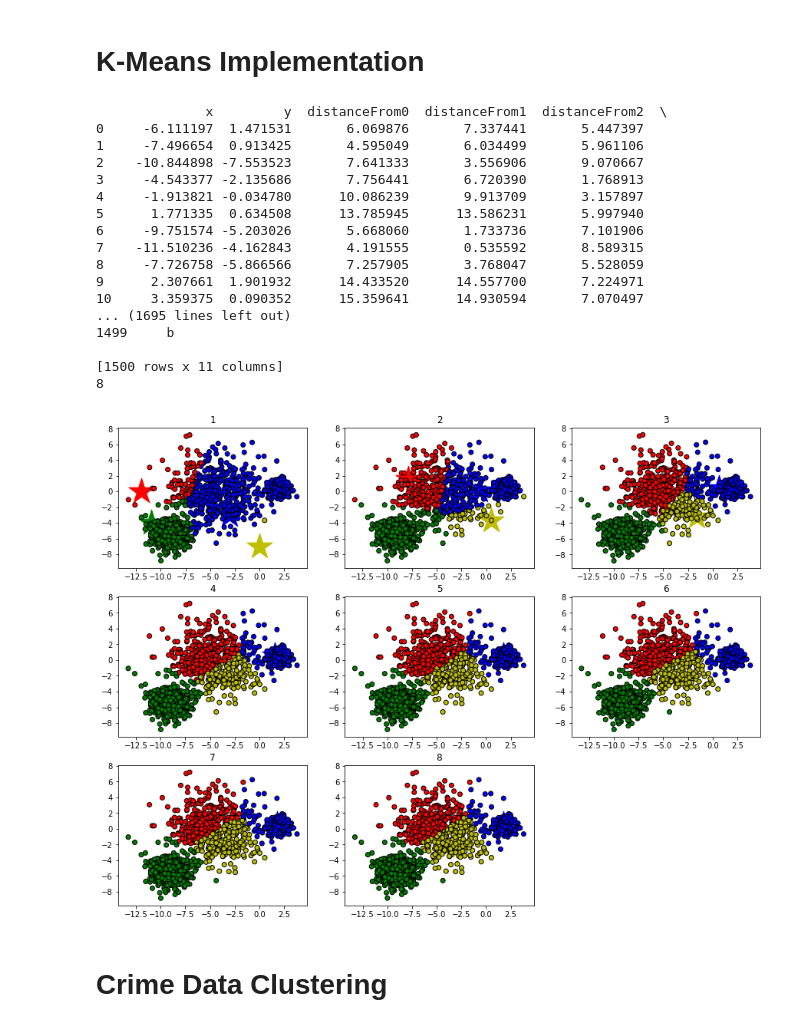
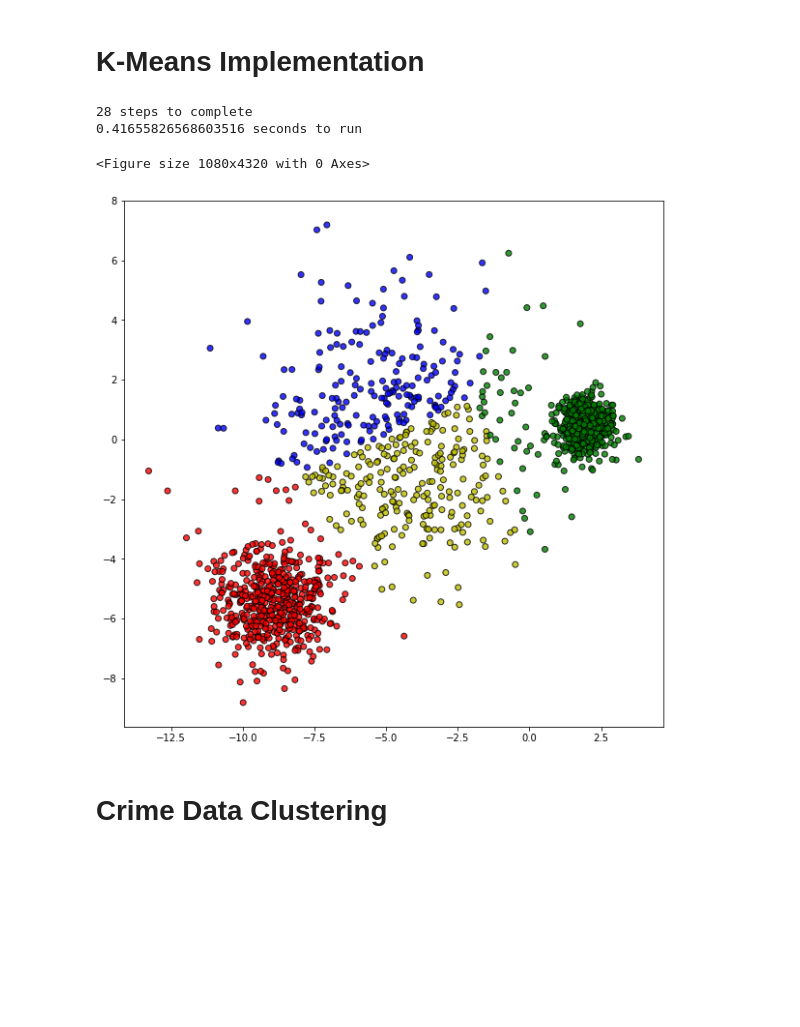
Before and after one commit to ChandlerVia/Data-Mining, a Jupyter notebook: kmeansAlg.ipynb, the cells around one changed output. Cells and saved outputs as stored; diff of their text form; code cells hidden in the pictures; blank space fills up the shorter version.

```diff
--- a/kmeansAlg.ipynb
+++ b/kmeansAlg.ipynb
@@ -11,13 +13,12 @@ colormap = {0: 'r', 1: 'g', 2: 'b', 3: 'y', 4: 'c', 5: 'm', 6: 'k'}
 # %% [markdown]
 # K-Means Sklearn
 # %%
-i=0
-plt.figure(figsize=(15,5))
-while i < 3:
-    kmeans = KMeans(n_clusters=3+i).fit(data)
-    y_kmeans = kmeans.predict(data)
-    plt.subplot(131+i)
-    plt.title("K = %s" % (i+3))
-    plt.scatter(data['x'], data['y'], c=y_kmeans, s=50, cmap='viridis')
-    i = i+1
+plt.figure(figsize=(10,10))
+timeBefore = time.time()
+kmeans = KMeans(n_clusters=3).fit(data)
+y_kmeans = kmeans.predict(data)
+timeAfter = time.time()
+print(timeAfter-timeBefore, " seconds to run")
+plt.title("K = 3")
+plt.scatter(data['x'], data['y'], c=y_kmeans, s=50, cmap='viridis')
 # %% [output]
@@ -62,65 +65,56 @@ def assign(df, centroids, attr1, attr2):
     df['closest'] = df.loc[:, centroidDistanceCols].idxmin(axis=1)
     df['closest'] = df['closest'].map(lambda x: int(x.lstrip('distanceFrom')))
     df['color'] = df['closest'].map(lambda x: colormap[x])
-    print (df)
     return df
 
 ################################################
 # km
 #   -This function is the one that initializes
 #    the k-means algorithm.
 #  Params
 #    numClusters - Number of clusters to look for
 #    data        - Dataframe of dataset
 #    attr1       - First attribute being used
 #    attr2       - Second attribute being used
 #  Return
 #    None
 ###############################################
 def km(numClusters, data, attr1, attr2):
     centroids = {}
     for i in range(numClusters):
-        centroids[i] = [np.random.randint(min(data[attr1]), max(data[attr1])), np.random.randint(min(data[attr2]), max(data[attr2]))]
+        centroids[i] = [random.uniform(min(data[attr1]), max(data[attr1])), random.uniform(min(data[attr2]), max(data[attr2]))]
 
     fig = plt.figure(figsize=(15,60))
     df = assign(data, centroids, attr1, attr2)
 
     steps = 0
     while True:
         steps += 1
-        plt.subplot(15,3,steps)
-        plt.title(str(steps))
-        for i in centroids.keys():
-            plt.scatter(*centroids[i], color=colormap[i], s=1220, marker='*')
-        plt.scatter(df[attr1], df[attr2], color=df['color'], alpha=1, edgecolor='k')
+        ##Commented out section is to plot each iteration if desired
+        #plt.subplot(15,3,steps)
+        #plt.title(str(steps))
+        #for i in centroids.keys():
+        #    plt.scatter(*centroids[i], color=colormap[i], s=1220, marker='*')
+        #plt.scatter(df[attr1], df[attr2], color=df['color'], alpha=1, edgecolor='k')
         closestCentroids = df['closest'].copy(deep=True)
         centroids = update(centroids, df, attr1, attr2)
         df = assign(df, centroids, attr1, attr2)
         if closestCentroids.equals(df['closest']):
             break
 
-    print(steps)
+    print(steps, "steps to complete")
+    fig = plt.figure(figsize=(10,10))
+    plt.scatter(df[attr1], df[attr2], color=df['color'], alpha=.8, edgecolor='k')
     plt.show
-
+timeBefore = time.time()
 km(4, data, 'x', 'y')
+timeAfter = time.time()
+impTime = timeAfter-timeBefore
+print(impTime, "seconds to run")
 # %% [output]
-              x         y  distanceFrom0  distanceFrom1  distanceFrom2  \
-0     -6.111197  1.471531       6.069876       7.337441       5.447397
-1     -7.496654  0.913425       4.595049       6.034499       5.961106
-2    -10.844898 -7.553523       7.641333       3.556906       9.070667
-3     -4.543377 -2.135686       7.756441       6.720390       1.768913
-4     -1.913821 -0.034780      10.086239       9.913709       3.157897
-5      1.771335  0.634508      13.785945      13.586231       5.997940
-6     -9.751574 -5.203026       5.668060       1.733736       7.101906
-7    -11.510236 -4.162843       4.191555       0.535592       8.589315
-8     -7.726758 -5.866566       7.257905       3.768047       5.528059
-9      2.307661  1.901932      14.433520      14.557700       7.224971
-10     3.359375  0.090352      15.359641      14.930594       7.070497
-... (1695 lines left out)
-1499     b
-
-[1500 rows x 11 columns]
-8
+28 steps to complete
+0.41655826568603516 seconds to run
+<Figure size 1080x4320 with 0 Axes>
-[figure, old version]
+[figure, new version]
 # %% [markdown]
 # Crime Data Clustering
```
Also changed, not shown: parts of 4 cells of this notebook.
